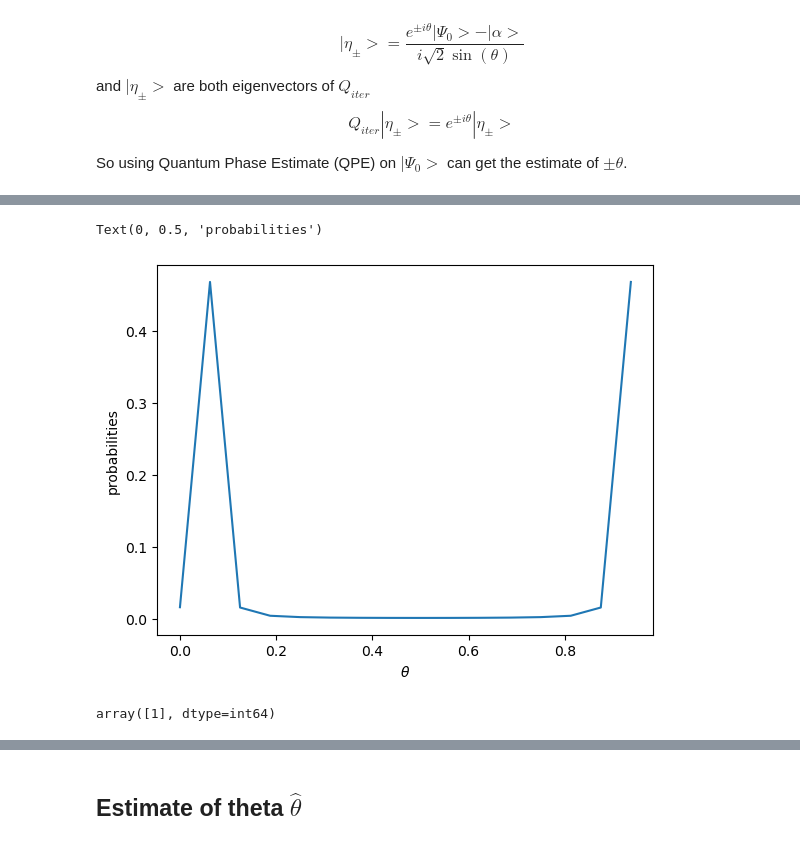
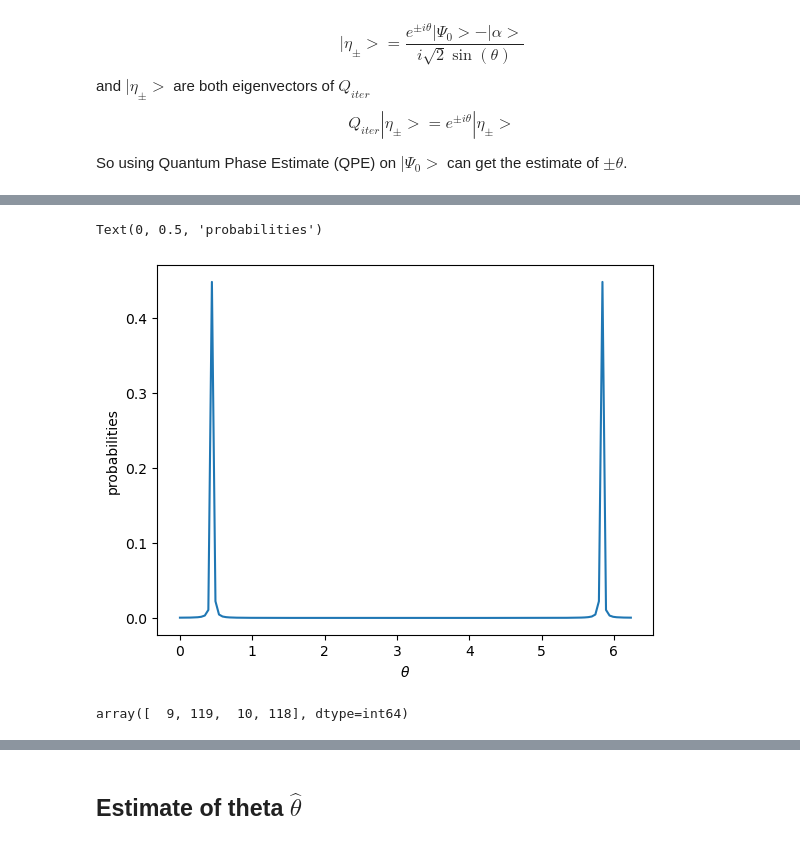
Before and after one commit to KUOMW/Non-Boolean-Quantum-Amplitude-Amplification-and-Quantum-Mean-Estimation, a Jupyter notebook: Mini project (non-Boolean smplitude amplification) - ver0.1.ipynb, the cells around one changed output, grey strips where cells are left out. Drawn from its saved outputs; the diff is of its cells as text; code cells hidden in the pictures.

```diff
--- a/Mini project (non-Boolean smplitude amplification) - ver0.1.ipynb
+++ b/Mini project (non-Boolean smplitude amplification) - ver0.1.ipynb
@@ -149,7 +149,7 @@ So using Quantum Phase Estimate (QPE) on $|\Psi_0>$ can get the estimate of $\pm
 # %%
 from qiskit.circuit.library import QFTGate, UnitaryGate
 # %%
-d = 4 # use d digits to estimate
+d = 7 # use d digits to estimate
 q_reg = QuantumRegister(size=n, name="data")
 a_reg = QuantumRegister(size=1, name="ancilla")
 qpe_reg = QuantumRegister(size=d, name="qpe")
@@ -185,18 +185,18 @@ qc.draw(output="mpl")
 # %%
-theta_range = np.linspace(0.0, 1.0, num=2**d, endpoint=False)
-output_distribution_for_theta = np.sum(Statevector(qc).probabilities().reshape(512, 2**d), axis=0) # marginal probability distribution for the first d qubits
+theta_range = np.linspace(0.0, 2* np.pi, num=2**d, endpoint=False)
+# output_distribution_for_theta = np.sum(Statevector(qc).probabilities().reshape(512, 2**d), axis=0) # marginal probability distribution for the first d qubits
 
 plt.plot(theta_range, output_distribution_for_theta)
 plt.xlabel(r"$\theta$")
 plt.ylabel(f"probabilities")
 # %% [output]
 Text(0, 0.5, 'probabilities')
-[figure, old version]
+[figure, new version]
 # %%
-qpe_thetas = np.argsort(output_distribution_for_theta)[-1:][::-1]
+qpe_thetas = np.argsort(output_distribution_for_theta)[-4:][::-1]
 qpe_thetas
 # %% [output]
-array([1], dtype=int64)
+array([  9, 119,  10, 118], dtype=int64)
 # %%
 output_distribution_for_theta
 # %% [output]
```
Also changed, not shown: parts of 5 cells of this notebook.
